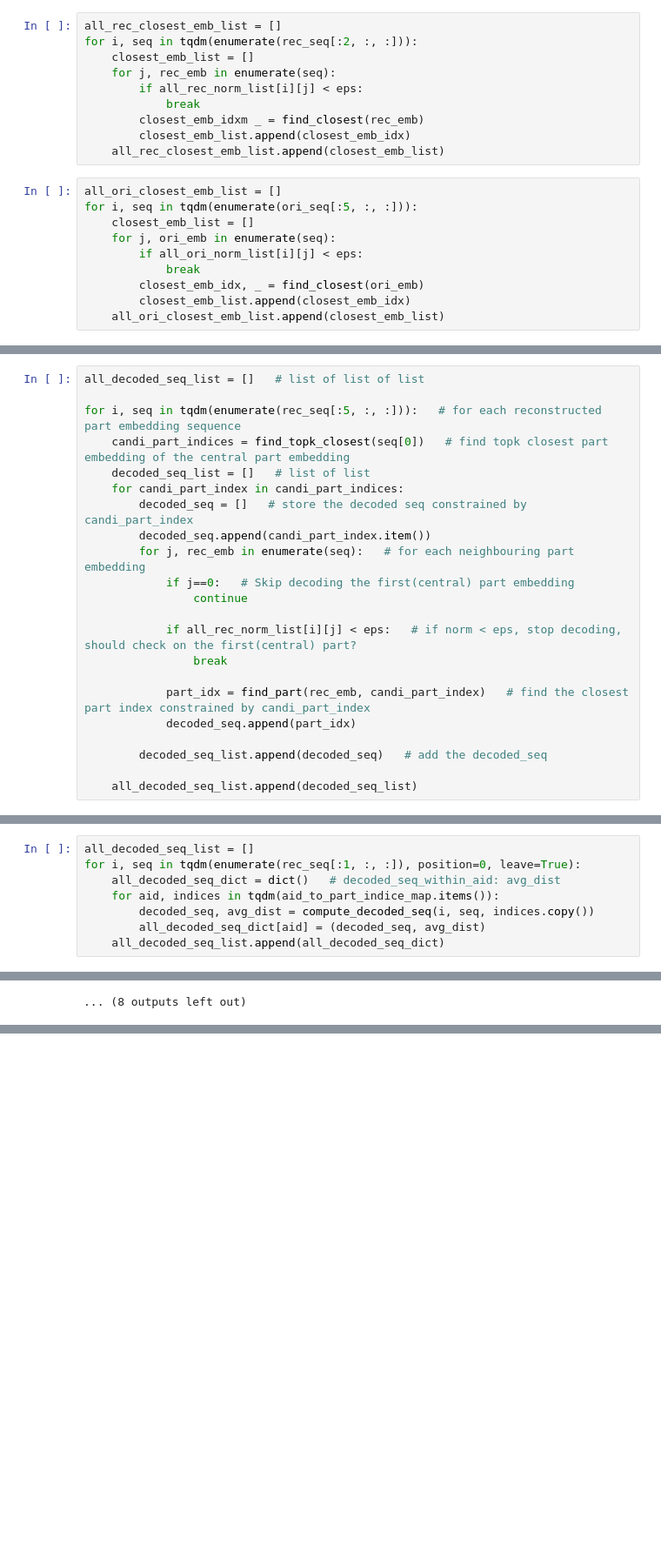
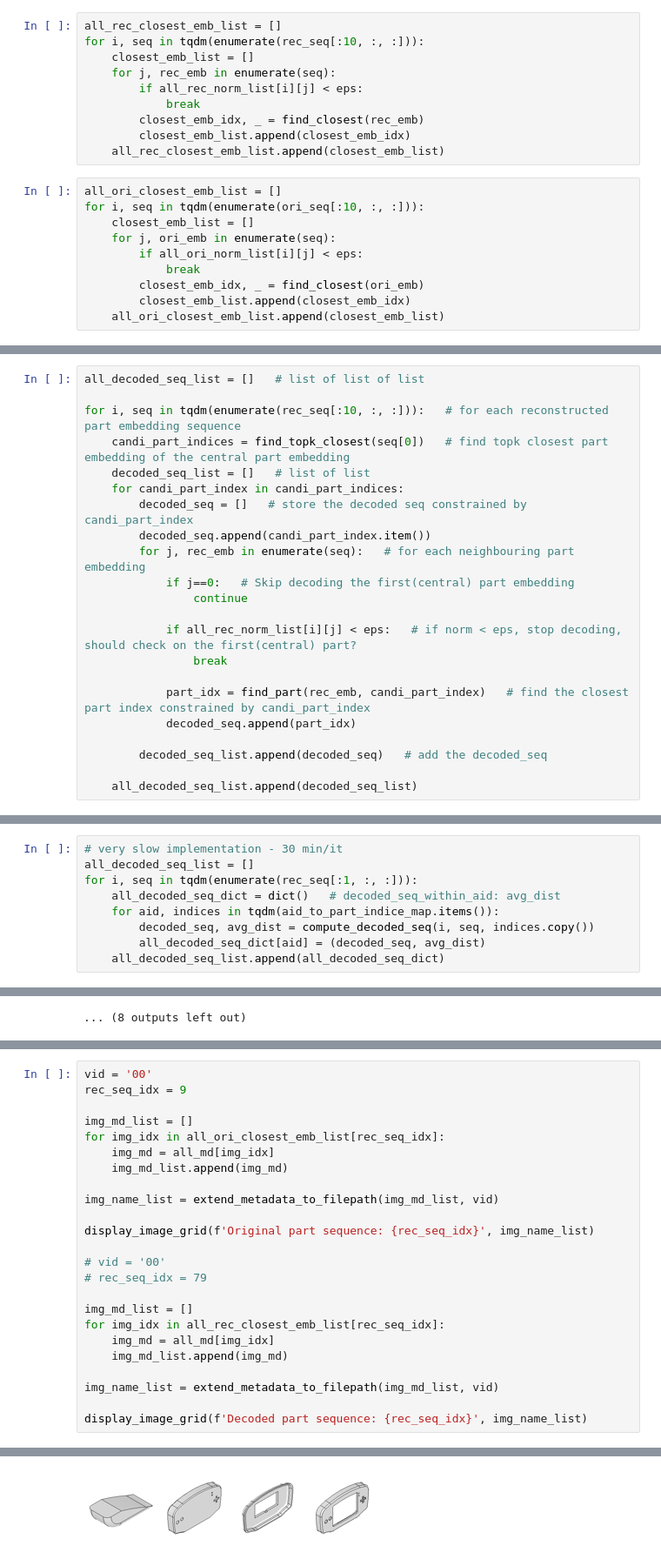
Before and after one commit to gymbeijing/mechanism-identification-public, a Jupyter notebook: search_parts.ipynb, the cells around one changed output, grey strips where cells are left out. Shown at 87% size. Saved outputs shown, nothing was run; the diff lists cells and outputs as text; blank space fills up the shorter version.

```diff
--- a/search_parts.ipynb
+++ b/search_parts.ipynb
@@ -76,17 +76,17 @@ def find_closest(emb, indices=list(range(len(all_emb)))):
     return idx.item(), dist[idx].item()
 # %%
 all_rec_closest_emb_list = []
-for i, seq in tqdm(enumerate(rec_seq[:2, :, :])):
+for i, seq in tqdm(enumerate(rec_seq[:10, :, :])):
     closest_emb_list = []
     for j, rec_emb in enumerate(seq):
         if all_rec_norm_list[i][j] < eps:
             break
-        closest_emb_idxm _ = find_closest(rec_emb)
+        closest_emb_idx, _ = find_closest(rec_emb)
         closest_emb_list.append(closest_emb_idx)
     all_rec_closest_emb_list.append(closest_emb_list)
 # %%
 all_ori_closest_emb_list = []
-for i, seq in tqdm(enumerate(ori_seq[:5, :, :])):
+for i, seq in tqdm(enumerate(ori_seq[:10, :, :])):
     closest_emb_list = []
     for j, ori_emb in enumerate(seq):
         if all_ori_norm_list[i][j] < eps:
@@ -166,7 +166,7 @@ def find_part(emb, ind):
 # %%
 all_decoded_seq_list = []   # list of list of list
 
-for i, seq in tqdm(enumerate(rec_seq[:5, :, :])):   # for each reconstructed part embedding sequence
+for i, seq in tqdm(enumerate(rec_seq[:10, :, :])):   # for each reconstructed part embedding sequence
     candi_part_indices = find_topk_closest(seq[0])   # find topk closest part embedding of the central part embedding
     decoded_seq_list = []   # list of list
     for candi_part_index in candi_part_indices:
@@ -220,8 +220,9 @@ def compute_decoded_seq(seq_idx, seq, indices):
 
     return decoded_seq, total_dist / total if total != 0 else 100000
 # %%
+# very slow implementation - 30 min/it
 all_decoded_seq_list = []
-for i, seq in tqdm(enumerate(rec_seq[:1, :, :]), position=0, leave=True):
+for i, seq in tqdm(enumerate(rec_seq[:1, :, :])):
     all_decoded_seq_dict = dict()   # decoded_seq_within_aid: avg_dist
     for aid, indices in tqdm(aid_to_part_indice_map.items()):
         decoded_seq, avg_dist = compute_decoded_seq(i, seq, indices.copy())
@@ -365,0 +411,25 @@ display_image_grid(f'Decoded part sequence: {rec_seq_idx}', img_name_list)
+# %%
+vid = '00'
+rec_seq_idx = 9
+
+img_md_list = []
+for img_idx in all_ori_closest_emb_list[rec_seq_idx]:
+    img_md = all_md[img_idx]
+    img_md_list.append(img_md)
+
+img_name_list = extend_metadata_to_filepath(img_md_list, vid)
+
+display_image_grid(f'Original part sequence: {rec_seq_idx}', img_name_list)
+
+# vid = '00'
+# rec_seq_idx = 79
+
+img_md_list = []
+for img_idx in all_rec_closest_emb_list[rec_seq_idx]:
+    img_md = all_md[img_idx]
+    img_md_list.append(img_md)
+
+img_name_list = extend_metadata_to_filepath(img_md_list, vid)
+
+display_image_grid(f'Decoded part sequence: {rec_seq_idx}', img_name_list)
+# %% [output]
@@ -365,0 +437 @@ display_image_grid(f'Decoded part sequence: {rec_seq_idx}', img_name_list)
+[figure, added]
```
Also changed, not shown: parts of 20 cells of this notebook.
